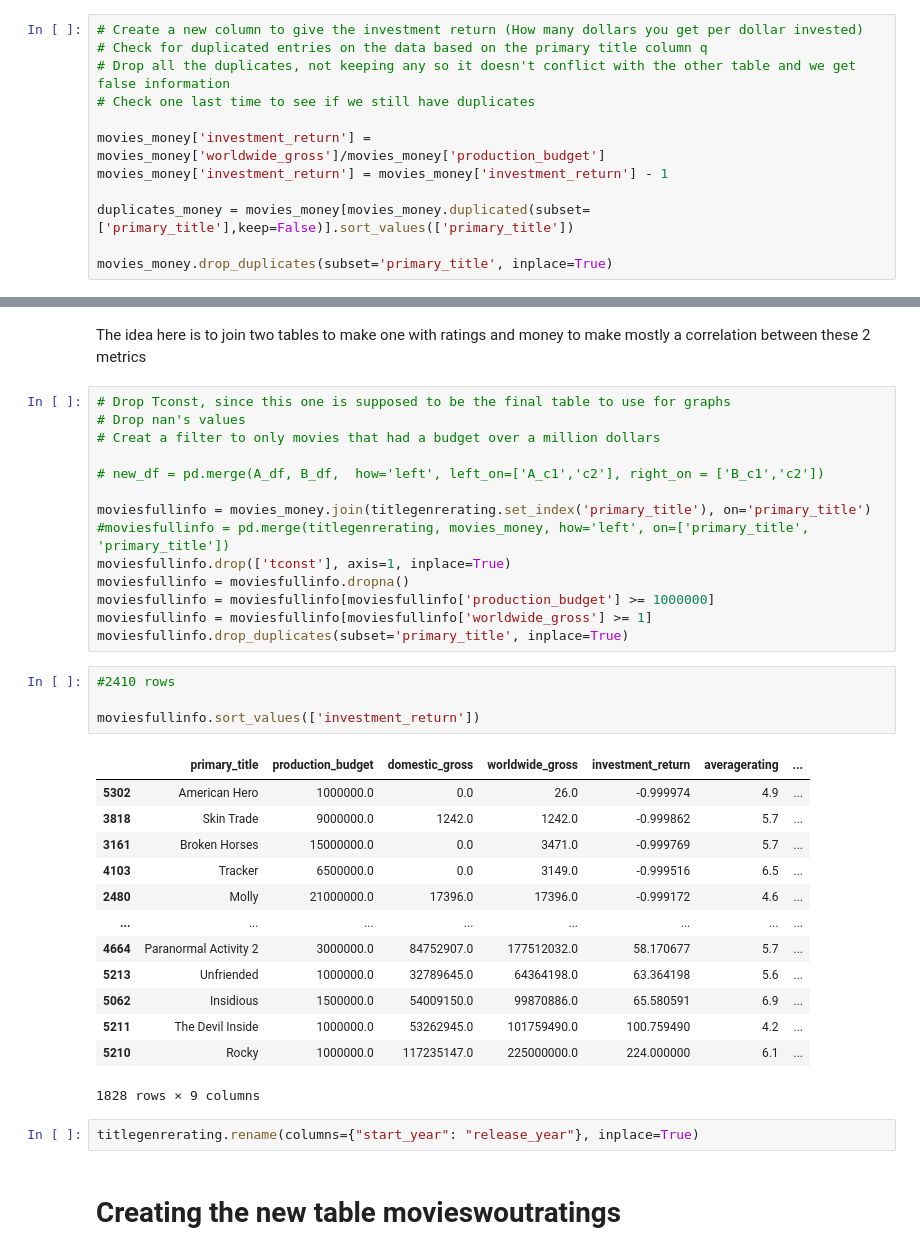
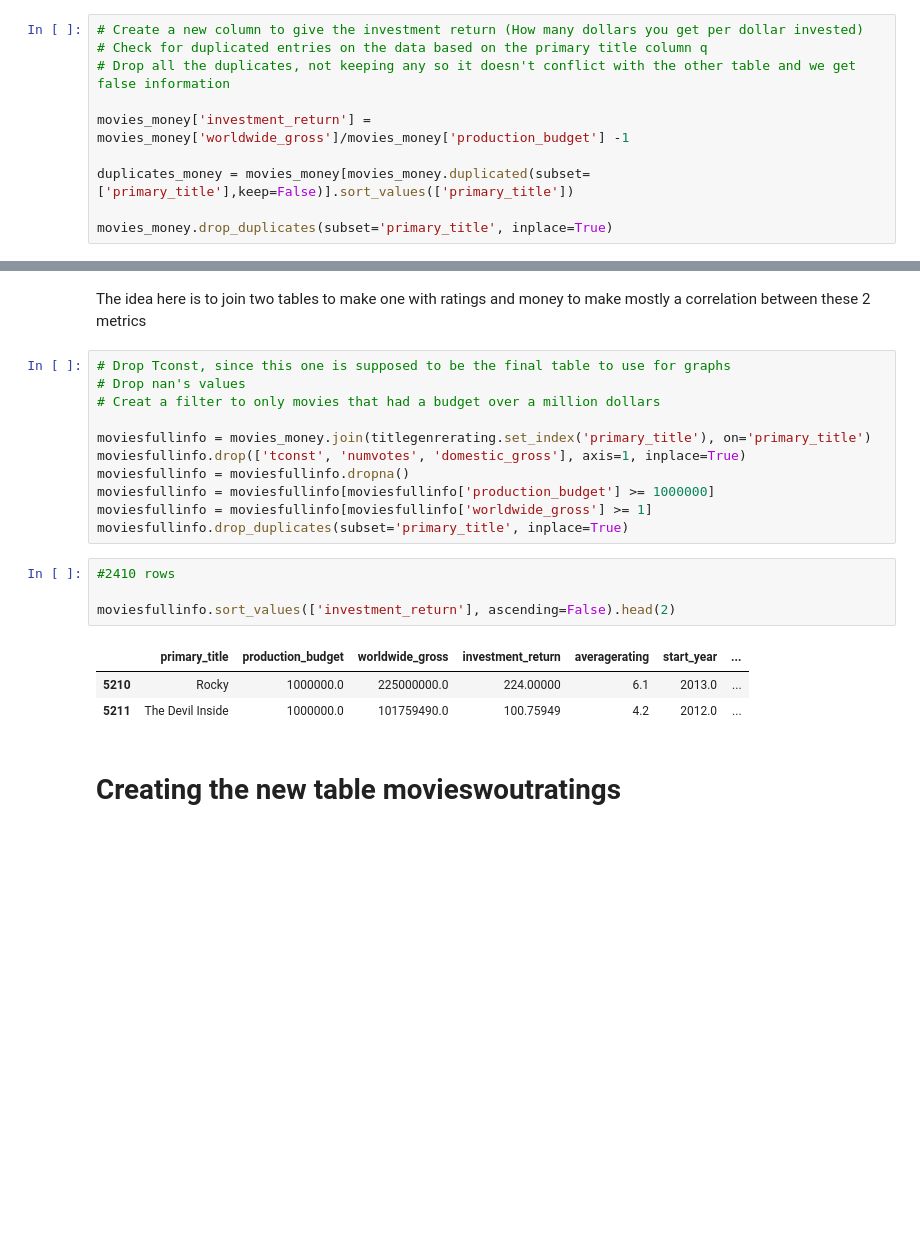
Before and after one commit to learn-co-curriculum/dsc-phase-1-project, a Jupyter notebook: thursdaymorningversion-Copy2.ipynb, the cells around one changed output, grey strips where cells are left out. Saved outputs shown, nothing was run; the diff lists cells and outputs as text; blank space fills up the shorter version.

```diff
--- a/thursdaymorningversion-Copy2.ipynb
+++ b/thursdaymorningversion-Copy2.ipynb
@@ -123,10 +126,8 @@ movies_money['domestic_gross'] = movies_money['domestic_gross'].astype(float)
 # Create a new column to give the investment return (How many dollars you get per dollar invested)
 # Check for duplicated entries on the data based on the primary title column q
 # Drop all the duplicates, not keeping any so it doesn't conflict with the other table and we get false information
-# Check one last time to see if we still have duplicates
 
-movies_money['investment_return'] = movies_money['worldwide_gross']/movies_money['production_budget']
-movies_money['investment_return'] = movies_money['investment_return'] - 1
+movies_money['investment_return'] = movies_money['worldwide_gross']/movies_money['production_budget'] -1
 
 duplicates_money = movies_money[movies_money.duplicated(subset=['primary_title'],keep=False)].sort_values(['primary_title'])
 
@@ -146,11 +147,8 @@ The idea here is to join two tables to make one with ratings and money to make m
 # Drop nan's values
 # Creat a filter to only movies that had a budget over a million dollars
 
-# new_df = pd.merge(A_df, B_df,  how='left', left_on=['A_c1','c2'], right_on = ['B_c1','c2'])
-
 moviesfullinfo = movies_money.join(titlegenrerating.set_index('primary_title'), on='primary_title')
-#moviesfullinfo = pd.merge(titlegenrerating, movies_money, how='left', on=['primary_title', 'primary_title'])
-moviesfullinfo.drop(['tconst'], axis=1, inplace=True)
+moviesfullinfo.drop(['tconst', 'numvotes', 'domestic_gross'], axis=1, inplace=True)
 moviesfullinfo = moviesfullinfo.dropna()
 moviesfullinfo = moviesfullinfo[moviesfullinfo['production_budget'] >= 1000000]
 moviesfullinfo = moviesfullinfo[moviesfullinfo['worldwide_gross'] >= 1]
@@ -158,23 +156,11 @@ moviesfullinfo.drop_duplicates(subset='primary_title', inplace=True)
 # %%
 #2410 rows
 
-moviesfullinfo.sort_values(['investment_return'])
+moviesfullinfo.sort_values(['investment_return'], ascending=False).head(2)
 # %% [output]
-|  | primary_title | production_budget | domestic_gross | worldwide_gross | investment_return | averagerating | ... |
-| 5302 | American Hero | 1000000.0 | 0.0 | 26.0 | -0.999974 | 4.9 | ... |
-| 3818 | Skin Trade | 9000000.0 | 1242.0 | 1242.0 | -0.999862 | 5.7 | ... |
-| 3161 | Broken Horses | 15000000.0 | 0.0 | 3471.0 | -0.999769 | 5.7 | ... |
-| 4103 | Tracker | 6500000.0 | 0.0 | 3149.0 | -0.999516 | 6.5 | ... |
-| 2480 | Molly | 21000000.0 | 17396.0 | 17396.0 | -0.999172 | 4.6 | ... |
-| ... | ... | ... | ... | ... | ... | ... | ... |
-| 4664 | Paranormal Activity 2 | 3000000.0 | 84752907.0 | 177512032.0 | 58.170677 | 5.7 | ... |
-| 5213 | Unfriended | 1000000.0 | 32789645.0 | 64364198.0 | 63.364198 | 5.6 | ... |
-| 5062 | Insidious | 1500000.0 | 54009150.0 | 99870886.0 | 65.580591 | 6.9 | ... |
-| 5211 | The Devil Inside | 1000000.0 | 53262945.0 | 101759490.0 | 100.759490 | 4.2 | ... |
-| 5210 | Rocky | 1000000.0 | 117235147.0 | 225000000.0 | 224.000000 | 6.1 | ... |
+|  | primary_title | production_budget | worldwide_gross | investment_return | averagerating | start_year | ... |
+| 5210 | Rocky | 1000000.0 | 225000000.0 | 224.00000 | 6.1 | 2013.0 | ... |
+| 5211 | The Devil Inside | 1000000.0 | 101759490.0 | 100.75949 | 4.2 | 2012.0 | ... |
-1828 rows × 9 columns
-# %%
-titlegenrerating.rename(columns={"start_year": "release_year"}, inplace=True)
 # %% [markdown]
 # Creating the new table movieswoutratings
 # %% [markdown]
```
Also changed, not shown: parts of 19 cells of this notebook.
